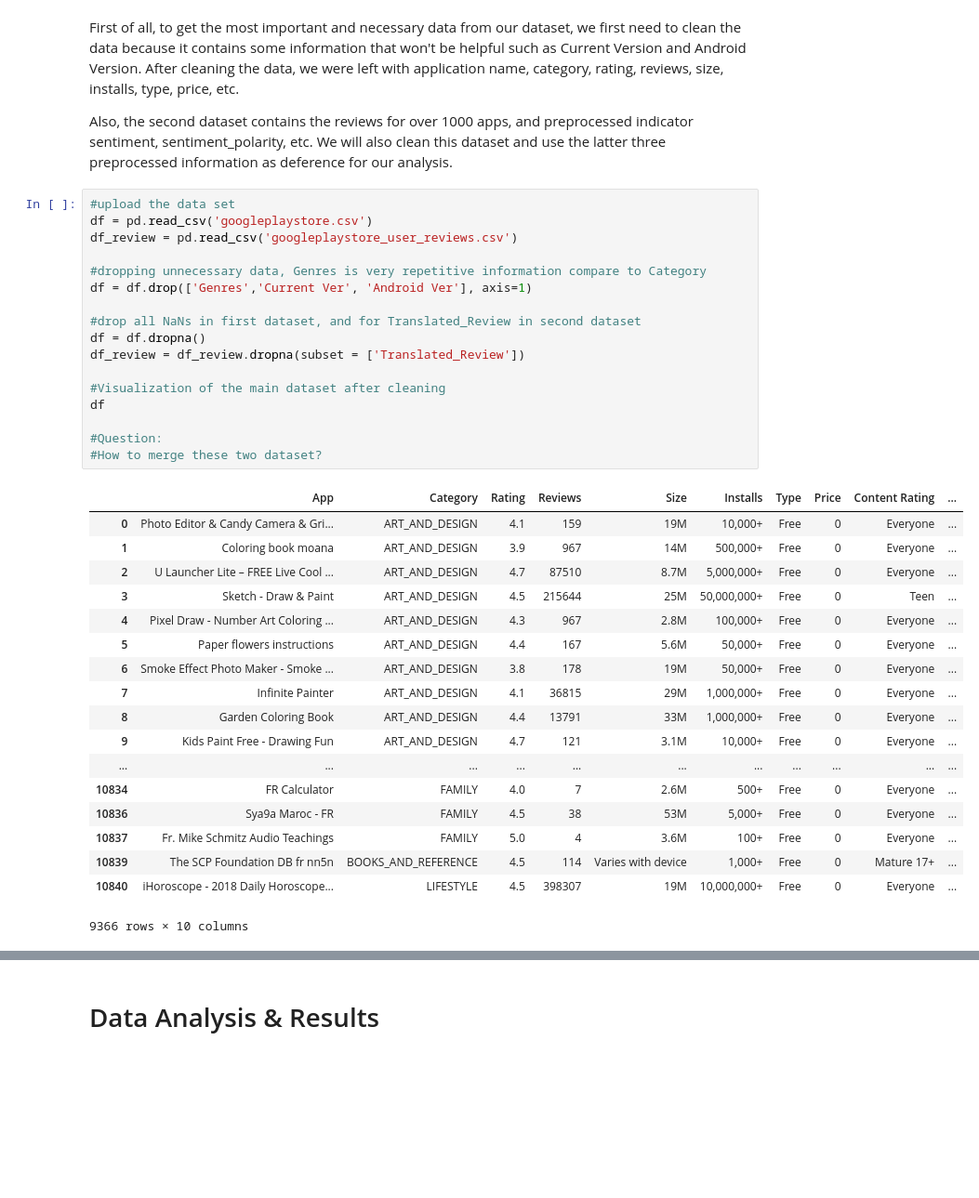
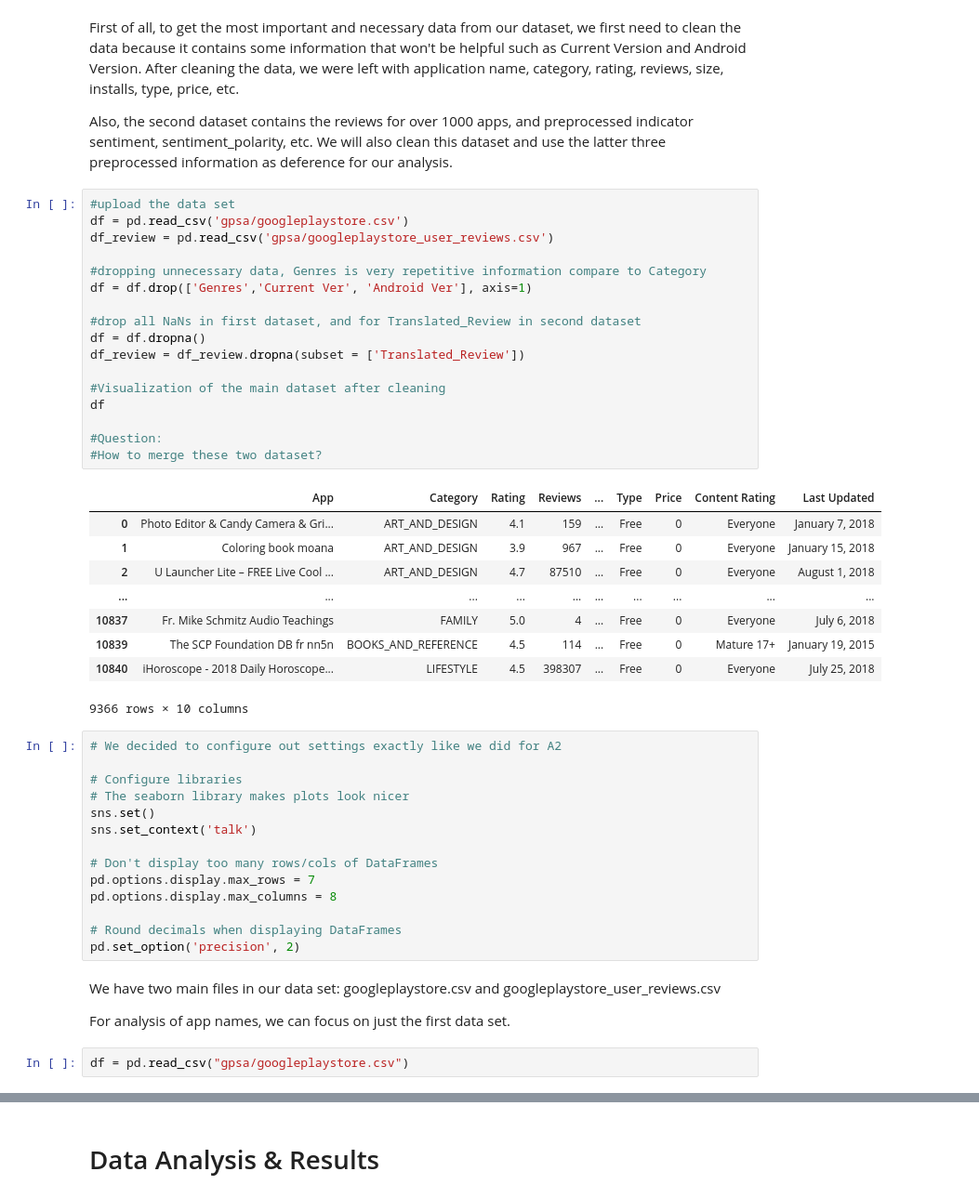
Before and after one commit to Titan-Ngo/COGS108_Repo, a Jupyter notebook: FinalProject.ipynb, the cells around one changed output, grey strips where cells are left out. Shown at 93% size. Saved outputs shown, nothing was run; the diff lists cells and outputs as text; blank space fills up the shorter version.

```diff
--- a/FinalProject.ipynb
+++ b/FinalProject.ipynb
@@ -97,37 +97,48 @@ First of all, to get the most important and necessary data from our dataset, we
 Also, the second dataset contains the reviews for over 1000 apps, and preprocessed indicator sentiment, sentiment_polarity, etc. We will also clean this dataset and use the latter three preprocessed information as deference for our analysis.
 # %%
 #upload the data set
-df = pd.read_csv('googleplaystore.csv')
-df_review = pd.read_csv('googleplaystore_user_reviews.csv')
+df = pd.read_csv('gpsa/googleplaystore.csv')
+df_review = pd.read_csv('gpsa/googleplaystore_user_reviews.csv')
 
 #dropping unnecessary data, Genres is very repetitive information compare to Category
 df = df.drop(['Genres','Current Ver', 'Android Ver'], axis=1)
 
 #drop all NaNs in first dataset, and for Translated_Review in second dataset
 df = df.dropna()
 df_review = df_review.dropna(subset = ['Translated_Review'])
 
 #Visualization of the main dataset after cleaning
 df
 
 #Question:
 #How to merge these two dataset?
 # %% [output]
-|  | App | Category | Rating | Reviews | Size | Installs | Type | Price | Content Rating | ... |
-| 0 | Photo Editor & Candy Camera & Gri... | ART_AND_DESIGN | 4.1 | 159 | 19M | 10,000+ | Free | 0 | Everyone | ... |
-| 1 | Coloring book moana | ART_AND_DESIGN | 3.9 | 967 | 14M | 500,000+ | Free | 0 | Everyone | ... |
-| 2 | U Launcher Lite – FREE Live Cool ... | ART_AND_DESIGN | 4.7 | 87510 | 8.7M | 5,000,000+ | Free | 0 | Everyone | ... |
-| 3 | Sketch - Draw & Paint | ART_AND_DESIGN | 4.5 | 215644 | 25M | 50,000,000+ | Free | 0 | Teen | ... |
-| 4 | Pixel Draw - Number Art Coloring ... | ART_AND_DESIGN | 4.3 | 967 | 2.8M | 100,000+ | Free | 0 | Everyone | ... |
-| 5 | Paper flowers instructions | ART_AND_DESIGN | 4.4 | 167 | 5.6M | 50,000+ | Free | 0 | Everyone | ... |
-| 6 | Smoke Effect Photo Maker - Smoke ... | ART_AND_DESIGN | 3.8 | 178 | 19M | 50,000+ | Free | 0 | Everyone | ... |
-| 7 | Infinite Painter | ART_AND_DESIGN | 4.1 | 36815 | 29M | 1,000,000+ | Free | 0 | Everyone | ... |
-| 8 | Garden Coloring Book | ART_AND_DESIGN | 4.4 | 13791 | 33M | 1,000,000+ | Free | 0 | Everyone | ... |
-| 9 | Kids Paint Free - Drawing Fun | ART_AND_DESIGN | 4.7 | 121 | 3.1M | 10,000+ | Free | 0 | Everyone | ... |
-| ... | ... | ... | ... | ... | ... | ... | ... | ... | ... | ... |
-| 10834 | FR Calculator | FAMILY | 4.0 | 7 | 2.6M | 500+ | Free | 0 | Everyone | ... |
-| 10836 | Sya9a Maroc - FR | FAMILY | 4.5 | 38 | 53M | 5,000+ | Free | 0 | Everyone | ... |
-| 10837 | Fr. Mike Schmitz Audio Teachings | FAMILY | 5.0 | 4 | 3.6M | 100+ | Free | 0 | Everyone | ... |
-| 10839 | The SCP Foundation DB fr nn5n | BOOKS_AND_REFERENCE | 4.5 | 114 | Varies with device | 1,000+ | Free | 0 | Mature 17+ | ... |
-| 10840 | iHoroscope - 2018 Daily Horoscope... | LIFESTYLE | 4.5 | 398307 | 19M | 10,000,000+ | Free | 0 | Everyone | ... |
+|  | App | Category | Rating | Reviews | ... | Type | Price | Content Rating | Last Updated |
+| 0 | Photo Editor & Candy Camera & Gri... | ART_AND_DESIGN | 4.1 | 159 | ... | Free | 0 | Everyone | January 7, 2018 |
+| 1 | Coloring book moana | ART_AND_DESIGN | 3.9 | 967 | ... | Free | 0 | Everyone | January 15, 2018 |
+| 2 | U Launcher Lite – FREE Live Cool ... | ART_AND_DESIGN | 4.7 | 87510 | ... | Free | 0 | Everyone | August 1, 2018 |
+| ... | ... | ... | ... | ... | ... | ... | ... | ... | ... |
+| 10837 | Fr. Mike Schmitz Audio Teachings | FAMILY | 5.0 | 4 | ... | Free | 0 | Everyone | July 6, 2018 |
+| 10839 | The SCP Foundation DB fr nn5n | BOOKS_AND_REFERENCE | 4.5 | 114 | ... | Free | 0 | Mature 17+ | January 19, 2015 |
+| 10840 | iHoroscope - 2018 Daily Horoscope... | LIFESTYLE | 4.5 | 398307 | ... | Free | 0 | Everyone | July 25, 2018 |
 9366 rows × 10 columns
+# %%
+# We decided to configure out settings exactly like we did for A2
+
+# Configure libraries
+# The seaborn library makes plots look nicer
+sns.set()
+sns.set_context('talk')
+
+# Don't display too many rows/cols of DataFrames
+pd.options.display.max_rows = 7
+pd.options.display.max_columns = 8
+
+# Round decimals when displaying DataFrames
+pd.set_option('precision', 2)
+# %% [markdown]
+We have two main files in our data set: googleplaystore.csv and googleplaystore_user_reviews.csv
+
+For analysis of app names, we can focus on just the first data set.
+# %%
+df = pd.read_csv("gpsa/googleplaystore.csv")
```
Also changed, not shown: parts of 13 cells of this notebook.
